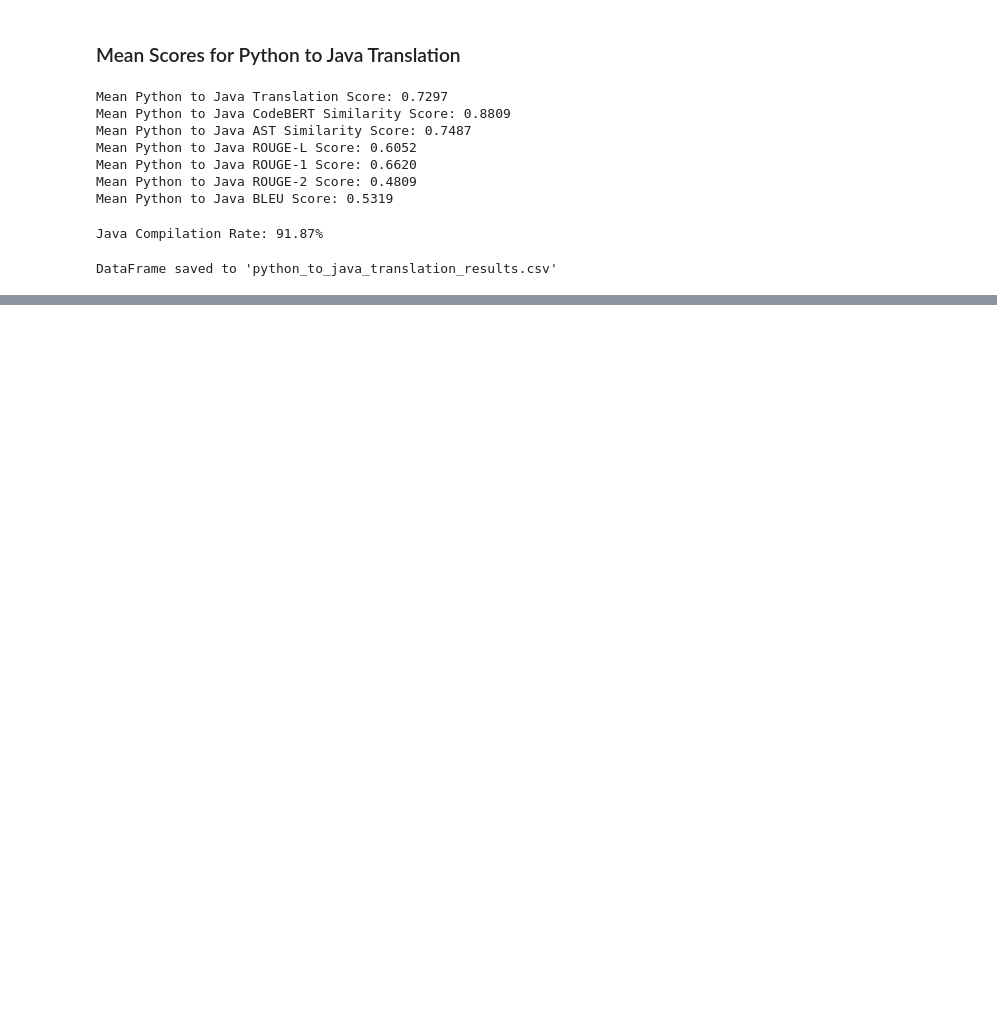
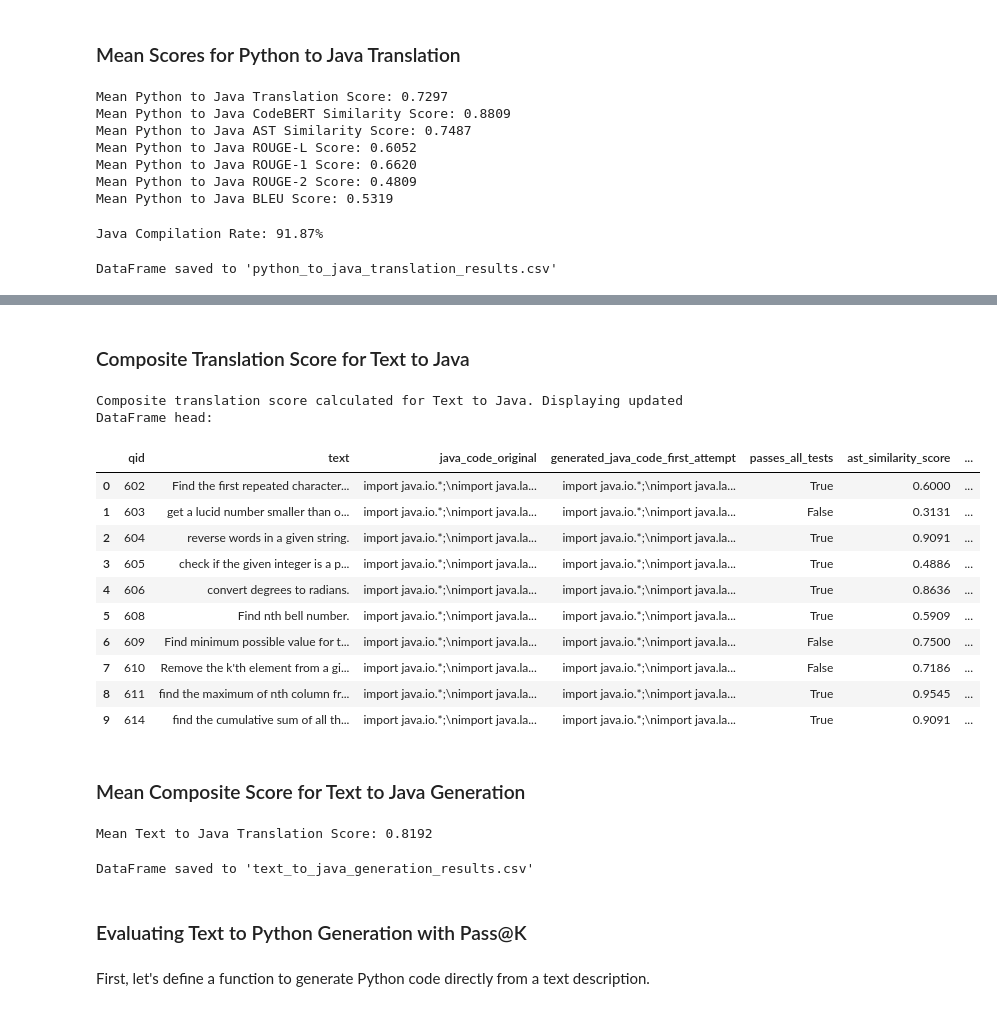
Before and after one commit to nayanjha16/CodeGen-Implementations-May_26, a Jupyter notebook: starcoder2_java2python_ast.ipynb, the cells around one changed output, grey strips where cells are left out. Cells and saved outputs as stored; diff of their text form; code cells hidden in the pictures; blank space fills up the shorter version.

```diff
--- a/starcoder2_java2python_ast.ipynb
+++ b/starcoder2_java2python_ast.ipynb
@@ -878,0 +1072,3 @@ DataFrame saved to 'python_to_java_translation_results.csv'
+# %%
+test_cases_df = pd.read_csv('/content/java_python_translation_pairs_testcases.csv')
+display(test_cases_df.head())
@@ -878,0 +1156,29 @@ DataFrame saved to 'python_to_java_translation_results.csv'
+# %%
+def generate_java_from_text_solution(prompt_text, test_cases, num_solutions=1):
+    full_prompt = f"""
+             ### Instruction
+             Generate Java code that solves the following problem:
+             {prompt_text}
+
+             ### Test cases
+             {test_cases}
+
+             ### Response
+             """
+
+    inputs = tokenizer(full_prompt, return_tensors="pt").to(device)
+
+    outputs = model_to_test.generate(
+        **inputs,
+        max_new_tokens=768,
+        do_sample=True,
+        temperature=0.2,
+        top_p=0.95,
+        num_return_sequences=num_solutions,
+        eos_token_id=tokenizer.eos_token_id,
+        pad_token_id=tokenizer.eos_token_id
+    )
+
+    generated_texts = [tokenizer.decode(output, skip_special_tokens=True) for output in outputs]
+
+    return generated_texts
@@ -878,0 +1287,43 @@ DataFrame saved to 'python_to_java_translation_results.csv'
+# %% [markdown]
+### Composite Translation Score for Text to Java
+# %%
+java_text_gen_results_df["translation_score"] = (
+    0.35 * java_text_gen_results_df["codebert_similarity_score"] +
+    0.25 * java_text_gen_results_df["ast_similarity_score"] +
+    0.15 * java_text_gen_results_df["rougeL_score"] +
+    0.10 * java_text_gen_results_df["rouge1_score"] +
+    0.05 * java_text_gen_results_df["rouge2_score"] +
+    0.10 * java_text_gen_results_df["bleu_score"]
+)
+
+print("Composite translation score calculated for Text to Java. Displaying updated DataFrame head:")
+display(java_text_gen_results_df.head(10))
+# %% [output]
+Composite translation score calculated for Text to Java. Displaying updated DataFrame head:
+|  | qid | text | java_code_original | generated_java_code_first_attempt | passes_all_tests | ast_similarity_score | ... |
+| 0 | 602 | Find the first repeated character... | import java.io.*;\nimport java.la... | import java.io.*;\nimport java.la... | True | 0.6000 | ... |
+| 1 | 603 | get a lucid number smaller than o... | import java.io.*;\nimport java.la... | import java.io.*;\nimport java.la... | False | 0.3131 | ... |
+| 2 | 604 | reverse words in a given string. | import java.io.*;\nimport java.la... | import java.io.*;\nimport java.la... | True | 0.9091 | ... |
+| 3 | 605 | check if the given integer is a p... | import java.io.*;\nimport java.la... | import java.io.*;\nimport java.la... | True | 0.4886 | ... |
+| 4 | 606 | convert degrees to radians. | import java.io.*;\nimport java.la... | import java.io.*;\nimport java.la... | True | 0.8636 | ... |
+| 5 | 608 | Find nth bell number. | import java.io.*;\nimport java.la... | import java.io.*;\nimport java.la... | True | 0.5909 | ... |
+| 6 | 609 | Find minimum possible value for t... | import java.io.*;\nimport java.la... | import java.io.*;\nimport java.la... | False | 0.7500 | ... |
+| 7 | 610 | Remove the k'th element from a gi... | import java.io.*;\nimport java.la... | import java.io.*;\nimport java.la... | False | 0.7186 | ... |
+| 8 | 611 | find the maximum of nth column fr... | import java.io.*;\nimport java.la... | import java.io.*;\nimport java.la... | True | 0.9545 | ... |
+| 9 | 614 | find the cumulative sum of all th... | import java.io.*;\nimport java.la... | import java.io.*;\nimport java.la... | True | 0.9091 | ... |
+# %% [markdown]
+### Mean Composite Score for Text to Java Generation
+# %%
+mean_translation_score_text_gen = java_text_gen_results_df['translation_score'].mean()
+print(f"Mean Text to Java Translation Score: {mean_translation_score_text_gen:.4f}")
+# %% [output]
+Mean Text to Java Translation Score: 0.8192
+# %%
+java_text_gen_results_df.to_csv('text_to_java_generation_results.csv', index=False)
+print("DataFrame saved to 'text_to_java_generation_results.csv'")
+# %% [output]
+DataFrame saved to 'text_to_java_generation_results.csv'
+# %% [markdown]
+### Evaluating Text to Python Generation with Pass@K
+# %% [markdown]
+First, let's define a function to generate Python code directly from a text description.
```
Also changed, not shown: parts of 95 cells of this notebook, 1 other file.
